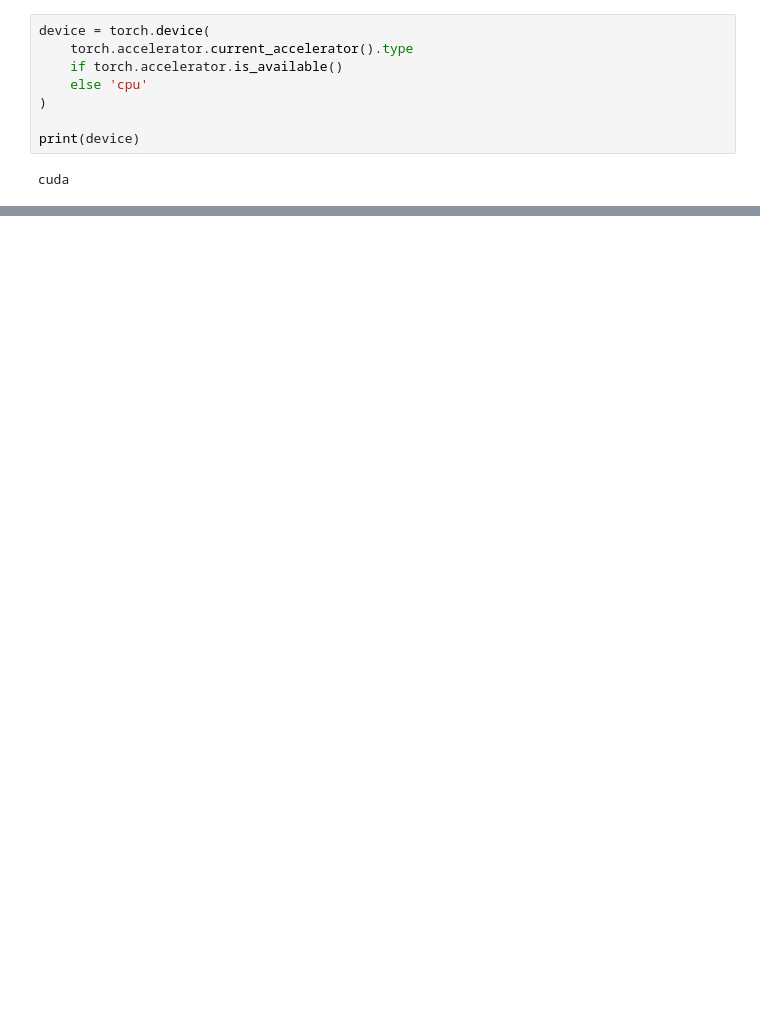
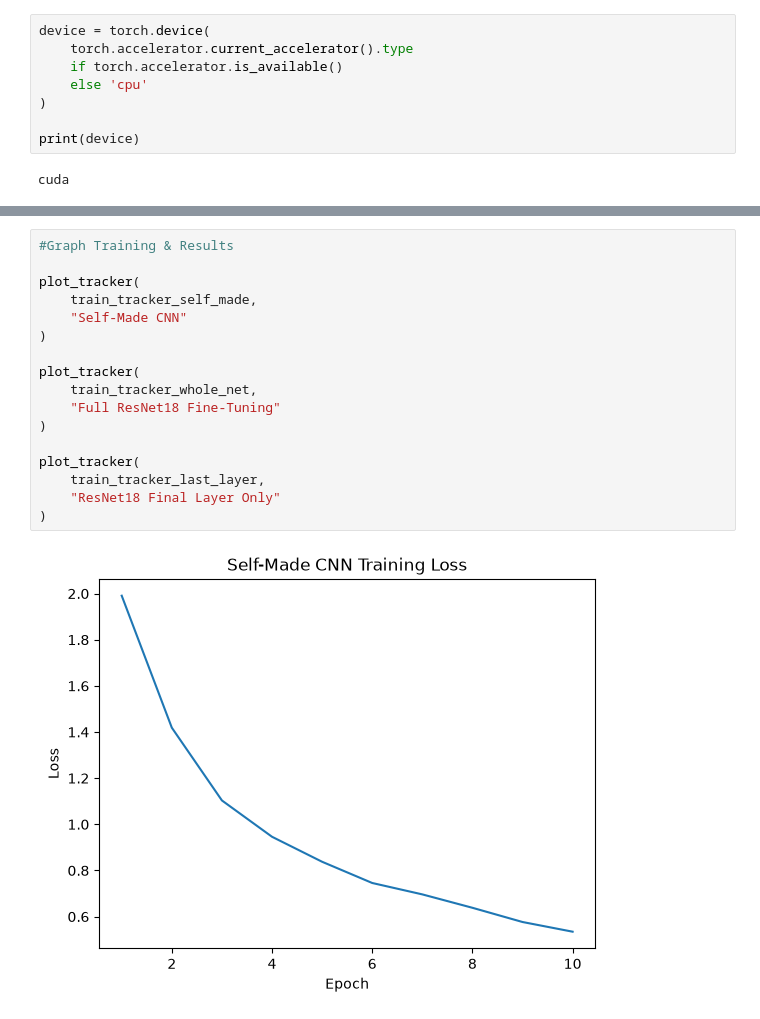
Before and after one commit to SamDankner/Satellite_Classification_ML_Model, a Jupyter notebook: notebooks/SatModel.ipynb, the cells around one changed output, grey strips where cells are left out. Drawn from its saved outputs; the diff is of its cells as text; blank space fills up the shorter version.

```diff
--- a/notebooks/SatModel.ipynb
+++ b/notebooks/SatModel.ipynb
@@ -551,0 +639,19 @@ eval(model_last_layer, testloader, tracker_last_layer)
+# %%
+#Graph Training & Results
+
+plot_tracker(
+    train_tracker_self_made,
+    "Self-Made CNN"
+)
+
+plot_tracker(
+    train_tracker_whole_net,
+    "Full ResNet18 Fine-Tuning"
+)
+
+plot_tracker(
+    train_tracker_last_layer,
+    "ResNet18 Final Layer Only"
+)
+# %% [output]
+[figure, added]
```
Also changed, not shown: parts of 21 cells of this notebook, 3 other files.
